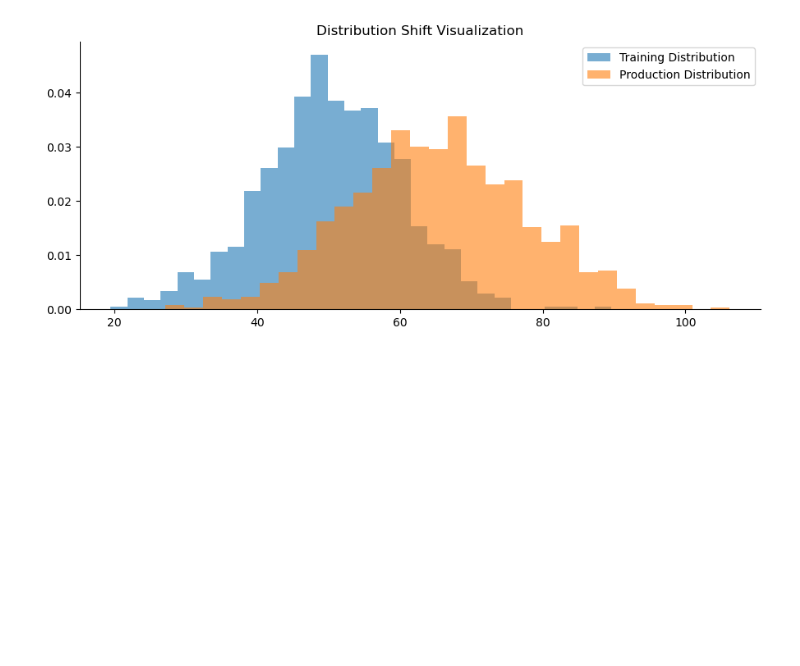
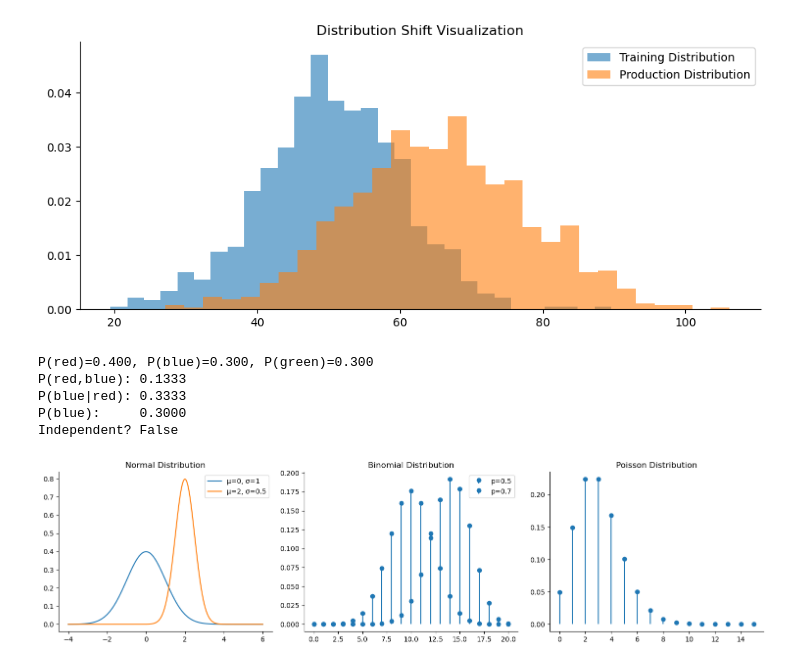
Before and after one commit to kaushikjayant-cyber/Celebal_Internship_Assignment, a Jupyter notebook: Week1_Jayant_Kaushik.ipynb, the cells around one changed output. Saved outputs shown, nothing was run; the diff lists cells and outputs as text; code cells hidden in the pictures; blank space fills up the shorter version.

```diff
--- a/Week1_Jayant_Kaushik.ipynb
+++ b/Week1_Jayant_Kaushik.ipynb
@@ -730,3 +730,76 @@ plt.show()
 PSI: 2.0611
 Shift severity: Major
 [figure]
+# %%
+total = 10
+red, blue, green = 4, 3, 3
+
+p_red = red / total
+p_blue = blue / total
+p_green = green / total
+
+# Joint: P(red first AND blue second)
+p_red_then_blue = (red / total) * (blue / (total - 1))
+
+# Conditional: P(blue second | red first)
+p_blue_given_red = blue / (total - 1)
+
+# Independence check
+independent = (p_blue_given_red == p_blue)
+
+print(f"P(red)={p_red:.3f}, P(blue)={p_blue:.3f}, P(green)={p_green:.3f}")
+print(f"P(red,blue): {p_red_then_blue:.4f}")
+print(f"P(blue|red): {p_blue_given_red:.4f}")
+print(f"P(blue):     {p_blue:.4f}")
+print(f"Independent? {independent}")
+# %% [output]
+P(red)=0.400, P(blue)=0.300, P(green)=0.300
+P(red,blue): 0.1333
+P(blue|red): 0.3333
+P(blue):     0.3000
+Independent? False
+# %%
+import numpy as np
+import matplotlib.pyplot as plt
+from scipy.stats import norm, binom, poisson
+
+fig, axes = plt.subplots(1, 3, figsize=(15, 4))
+
+x = np.linspace(-4, 6, 300)
+
+axes[0].plot(x, norm.pdf(x, loc=0, scale=1), label='μ=0, σ=1')
+axes[0].plot(x, norm.pdf(x, loc=2, scale=0.5), label='μ=2, σ=0.5')
+axes[0].legend()
+
+
+
+axes[0].set_title('Normal Distribution')
+
+
+k = np.arange(0, 21)
+
+axes[1].stem(k, binom.pmf(k, n=20, p=0.5),
+             label='p=0.5', basefmt=" ")
+
+axes[1].stem(k, binom.pmf(k, n=20, p=0.7),
+             label='p=0.7', basefmt=" ")
+
+axes[1].legend()
+
+
+
+axes[1].set_title('Binomial Distribution')
+
+
+k2 = np.arange(0, 16)
+
+axes[2].stem(k2, poisson.pmf(k2, mu=3),
+             basefmt=" ")
+
+
+axes[2].set_title('Poisson Distribution')
+
+plt.tight_layout()
+plt.show()
+# %% [output]
+[figure, added]
```
Also changed, not shown: parts of 2 cells of this notebook.
